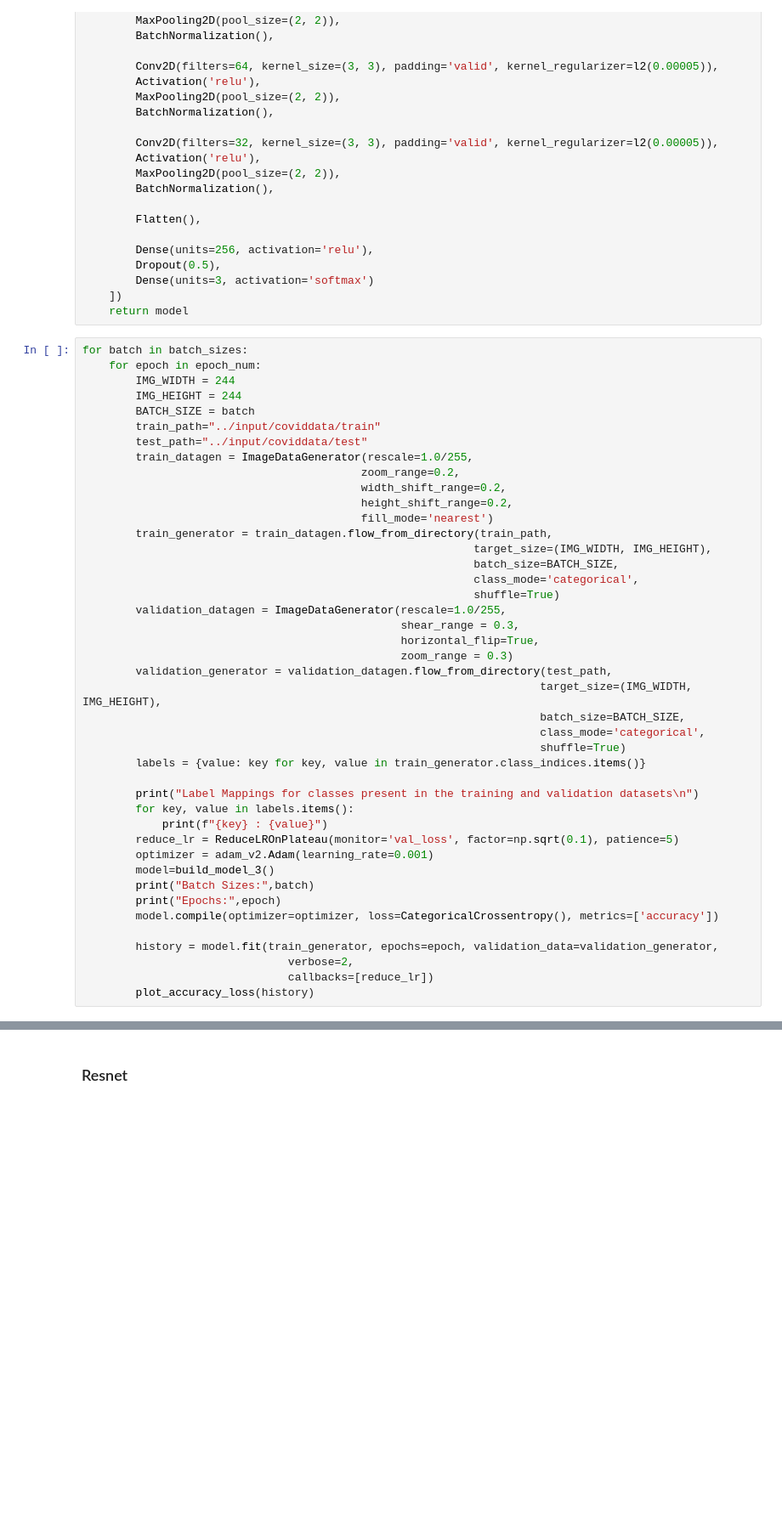
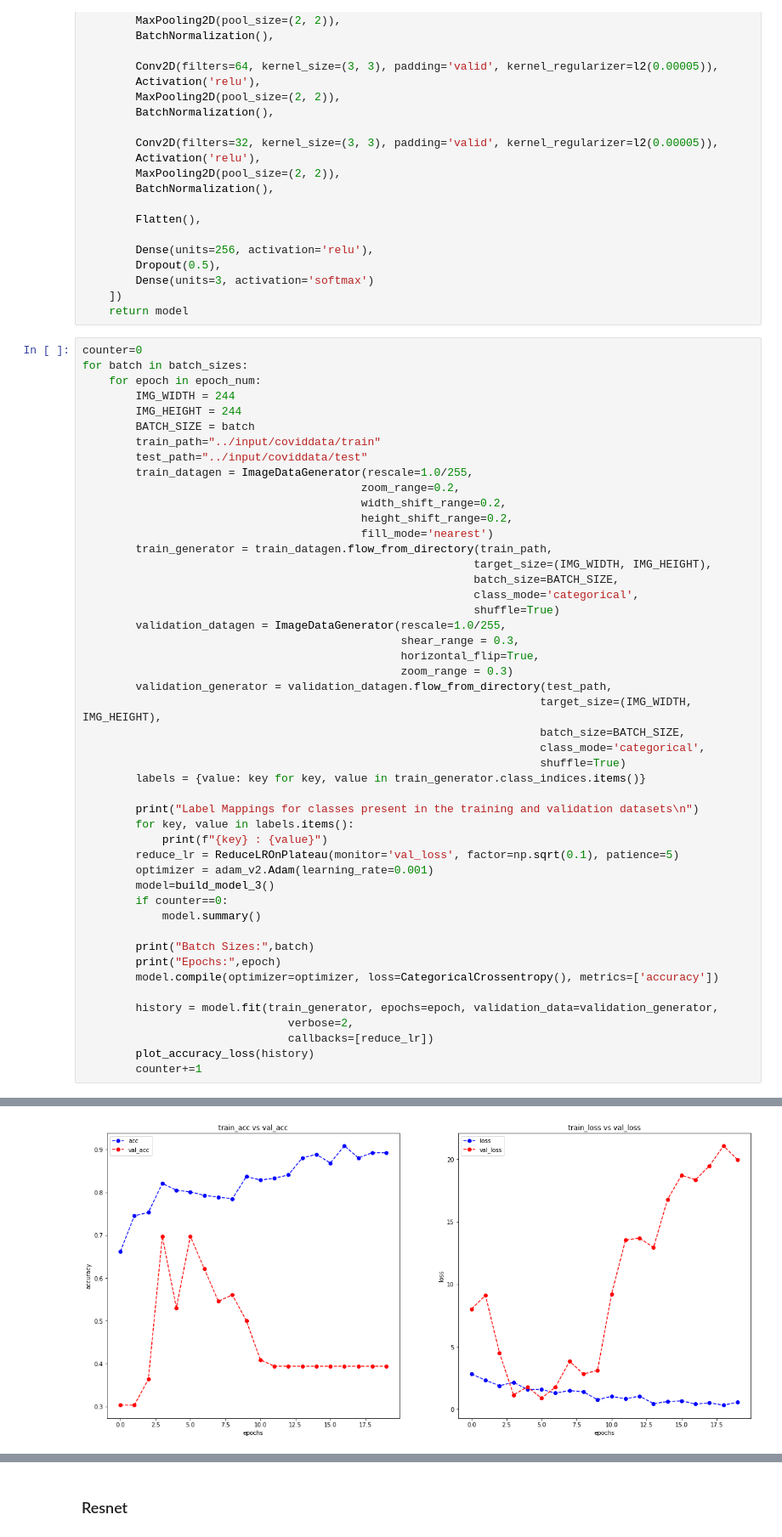
Before and after one commit to Negi97Mohit/Covid-19-Image-Classification, a Jupyter notebook: mid-term.ipynb, the cells around one changed output, grey strips where cells are left out. Shown at 85% size. Drawn from its saved outputs; the diff is of its cells as text; blank space fills up the shorter version.

```diff
--- a/mid-term.ipynb
+++ b/mid-term.ipynb
@@ -562,6 +425,7 @@ def build_model_3():
     ])
     return model
 # %%
+counter=0
 for batch in batch_sizes:
     for epoch in epoch_num:
         IMG_WIDTH = 244
@@ -596,6 +460,9 @@ for batch in batch_sizes:
         reduce_lr = ReduceLROnPlateau(monitor='val_loss', factor=np.sqrt(0.1), patience=5)
         optimizer = adam_v2.Adam(learning_rate=0.001)
         model=build_model_3()
+        if counter==0:
+            model.summary()
+
         print("Batch Sizes:",batch)
         print("Epochs:",epoch)
         model.compile(optimizer=optimizer, loss=CategoricalCrossentropy(), metrics=['accuracy'])
@@ -604,3 +471,5 @@ for batch in batch_sizes:
                                verbose=2,
                                callbacks=[reduce_lr])
         plot_accuracy_loss(history)
+        counter+=1
+# %% [output]
@@ -606,0 +493 @@ for batch in batch_sizes:
+[figure, added]
```
Also changed, not shown: parts of 20 cells of this notebook.
